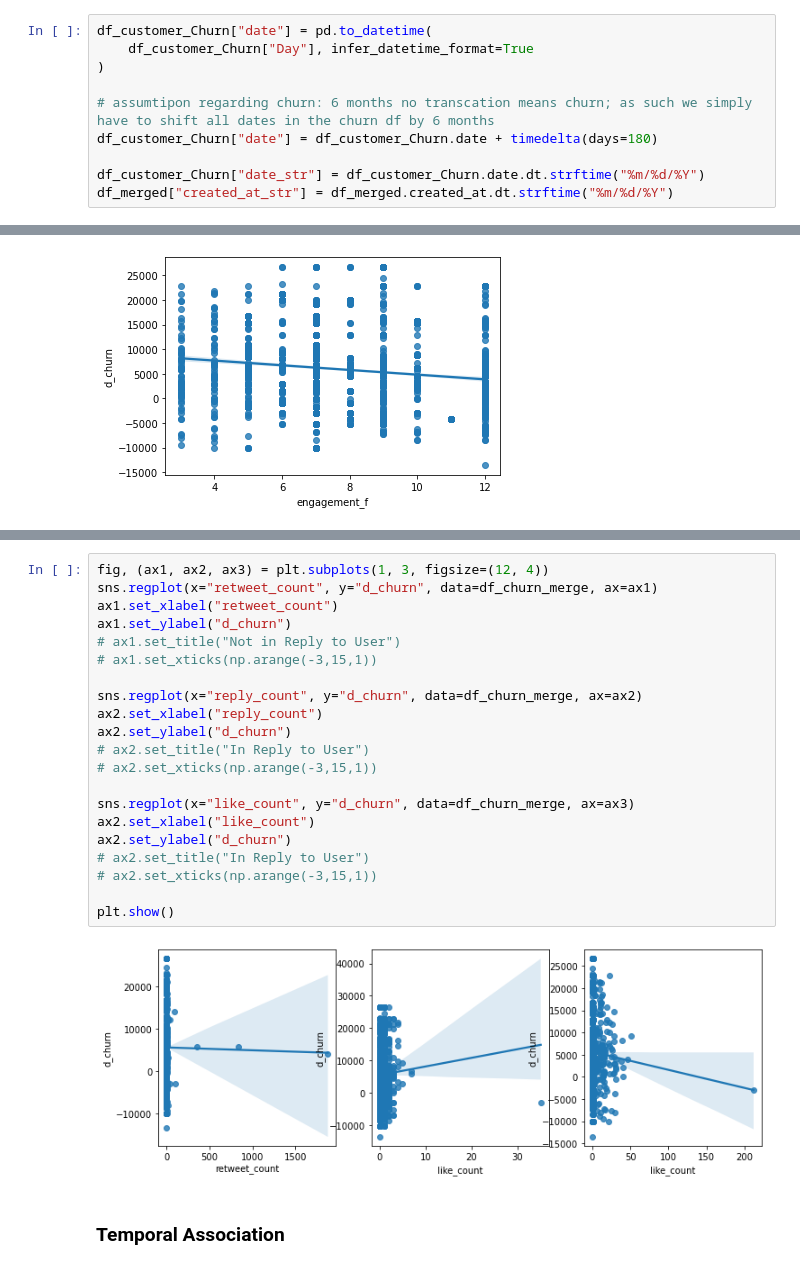
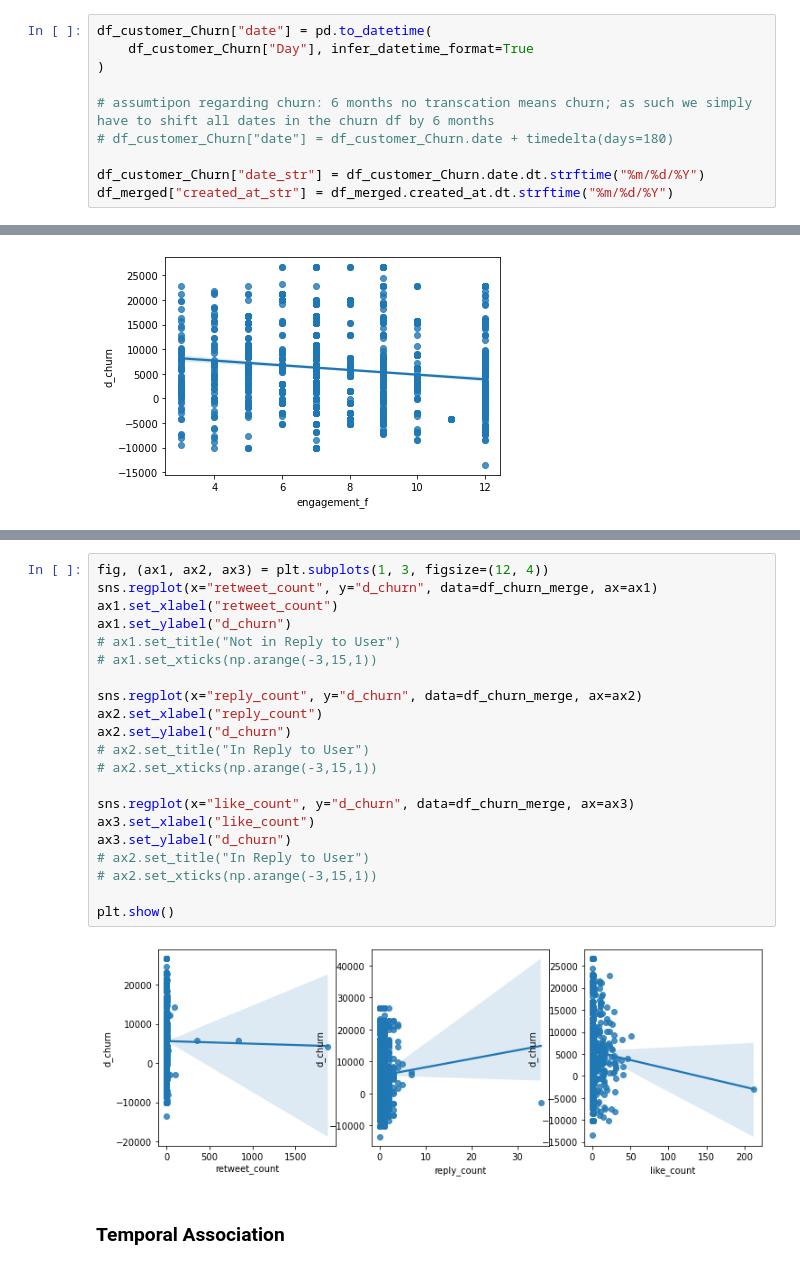
Before and after one commit to AngeloBarisano/Supply_Chain, a Jupyter notebook: Notebooks/workfile2.ipynb, the cells around one changed output, grey strips where cells are left out. Saved outputs shown, nothing was run; the diff lists cells and outputs as text.

```diff
--- a/Notebooks/workfile2.ipynb
+++ b/Notebooks/workfile2.ipynb
@@ -1551,7 +1567,7 @@ df_customer_Churn["date"] = pd.to_datetime(
 )
 
 # assumtipon regarding churn: 6 months no transcation means churn; as such we simply have to shift all dates in the churn df by 6 months
-df_customer_Churn["date"] = df_customer_Churn.date + timedelta(days=180)
+# df_customer_Churn["date"] = df_customer_Churn.date + timedelta(days=180)
 
 df_customer_Churn["date_str"] = df_customer_Churn.date.dt.strftime("%m/%d/%Y")
 df_merged["created_at_str"] = df_merged.created_at.dt.strftime("%m/%d/%Y")
@@ -1615,26 +1631,26 @@ plt.show()
 # %%
 fig, (ax1, ax2, ax3) = plt.subplots(1, 3, figsize=(12, 4))
 sns.regplot(x="retweet_count", y="d_churn", data=df_churn_merge, ax=ax1)
 ax1.set_xlabel("retweet_count")
 ax1.set_ylabel("d_churn")
 # ax1.set_title("Not in Reply to User")
 # ax1.set_xticks(np.arange(-3,15,1))
 
 sns.regplot(x="reply_count", y="d_churn", data=df_churn_merge, ax=ax2)
 ax2.set_xlabel("reply_count")
 ax2.set_ylabel("d_churn")
 # ax2.set_title("In Reply to User")
 # ax2.set_xticks(np.arange(-3,15,1))
 
 sns.regplot(x="like_count", y="d_churn", data=df_churn_merge, ax=ax3)
-ax2.set_xlabel("like_count")
-ax2.set_ylabel("d_churn")
+ax3.set_xlabel("like_count")
+ax3.set_ylabel("d_churn")
 # ax2.set_title("In Reply to User")
 # ax2.set_xticks(np.arange(-3,15,1))
 
 plt.show()
 # %% [output]
-[figure, old version]
+[figure, new version]
 # %% [markdown]
 ### Temporal Association
 # %%
```
Also changed, not shown: parts of 34 cells of this notebook.
